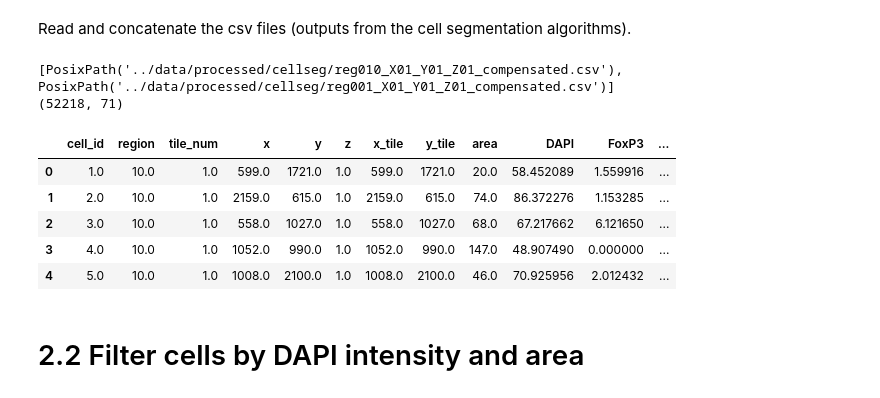
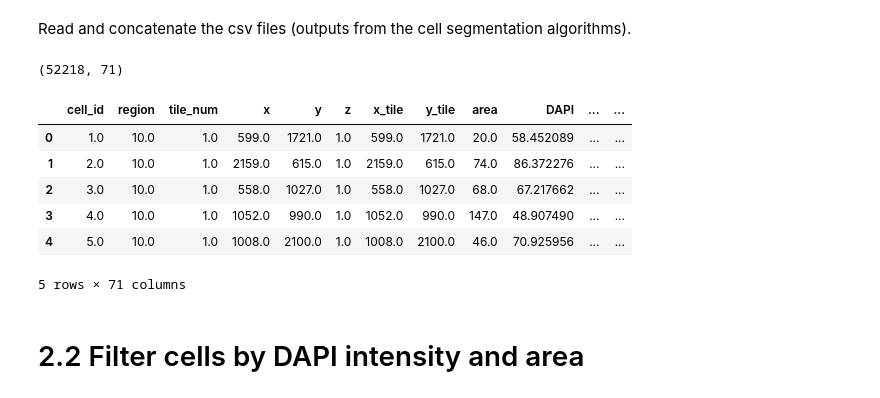
Before and after one commit to yuqiyuqitan/SPACEc, a Jupyter notebook: notebooks/2_preprocessing.ipynb, the cells around one changed output. Cells and saved outputs as stored; diff of their text form; code cells hidden in the pictures.

```diff
--- a/notebooks/2_preprocessing.ipynb
+++ b/notebooks/2_preprocessing.ipynb
@@ -47,30 +33,30 @@ out_fname = "tonsil"
 Read and concatenate the csv files (outputs from the cell segmentation algorithms).
 # %%
 #read in segmentation csv files
-df_seg = pp_read_segdf(
+df_seg = sp.pp.pp_read_segdf(
     segfile_list = [
         data_path / "processed/cellseg/reg010_X01_Y01_Z01_compensated.csv",
         data_path / "processed/cellseg/reg001_X01_Y01_Z01_compensated.csv"
     ],
     seg_method = 'cellseg',
     region_list =["reg010", "reg001"],
     meta_list = ["tonsillitis", "tonsil"]
 )
 
 #Get the shape of the data
 print(df_seg.shape)
 
 #See what it looks like
 df_seg.head()
 # %% [output]
-[PosixPath('../data/processed/cellseg/reg010_X01_Y01_Z01_compensated.csv'), PosixPath('../data/processed/cellseg/reg001_X01_Y01_Z01_compensated.csv')]
 (52218, 71)
-|  | cell_id | region | tile_num | x | y | z | x_tile | y_tile | area | DAPI | FoxP3 | ... |
-| 0 | 1.0 | 10.0 | 1.0 | 599.0 | 1721.0 | 1.0 | 599.0 | 1721.0 | 20.0 | 58.452089 | 1.559916 | ... |
-| 1 | 2.0 | 10.0 | 1.0 | 2159.0 | 615.0 | 1.0 | 2159.0 | 615.0 | 74.0 | 86.372276 | 1.153285 | ... |
-| 2 | 3.0 | 10.0 | 1.0 | 558.0 | 1027.0 | 1.0 | 558.0 | 1027.0 | 68.0 | 67.217662 | 6.121650 | ... |
-| 3 | 4.0 | 10.0 | 1.0 | 1052.0 | 990.0 | 1.0 | 1052.0 | 990.0 | 147.0 | 48.907490 | 0.000000 | ... |
-| 4 | 5.0 | 10.0 | 1.0 | 1008.0 | 2100.0 | 1.0 | 1008.0 | 2100.0 | 46.0 | 70.925956 | 2.012432 | ... |
+|  | cell_id | region | tile_num | x | y | z | x_tile | y_tile | area | DAPI | ... | ... |
+| 0 | 1.0 | 10.0 | 1.0 | 599.0 | 1721.0 | 1.0 | 599.0 | 1721.0 | 20.0 | 58.452089 | ... | ... |
+| 1 | 2.0 | 10.0 | 1.0 | 2159.0 | 615.0 | 1.0 | 2159.0 | 615.0 | 74.0 | 86.372276 | ... | ... |
+| 2 | 3.0 | 10.0 | 1.0 | 558.0 | 1027.0 | 1.0 | 558.0 | 1027.0 | 68.0 | 67.217662 | ... | ... |
+| 3 | 4.0 | 10.0 | 1.0 | 1052.0 | 990.0 | 1.0 | 1052.0 | 990.0 | 147.0 | 48.907490 | ... | ... |
+| 4 | 5.0 | 10.0 | 1.0 | 1008.0 | 2100.0 | 1.0 | 1008.0 | 2100.0 | 46.0 | 70.925956 | ... | ... |
+5 rows × 71 columns
 # %% [markdown]
 # 2.2 Filter cells by DAPI intensity and area
 # %% [markdown]
```
Also changed, not shown: parts of 9 cells of this notebook, 27 other files.
